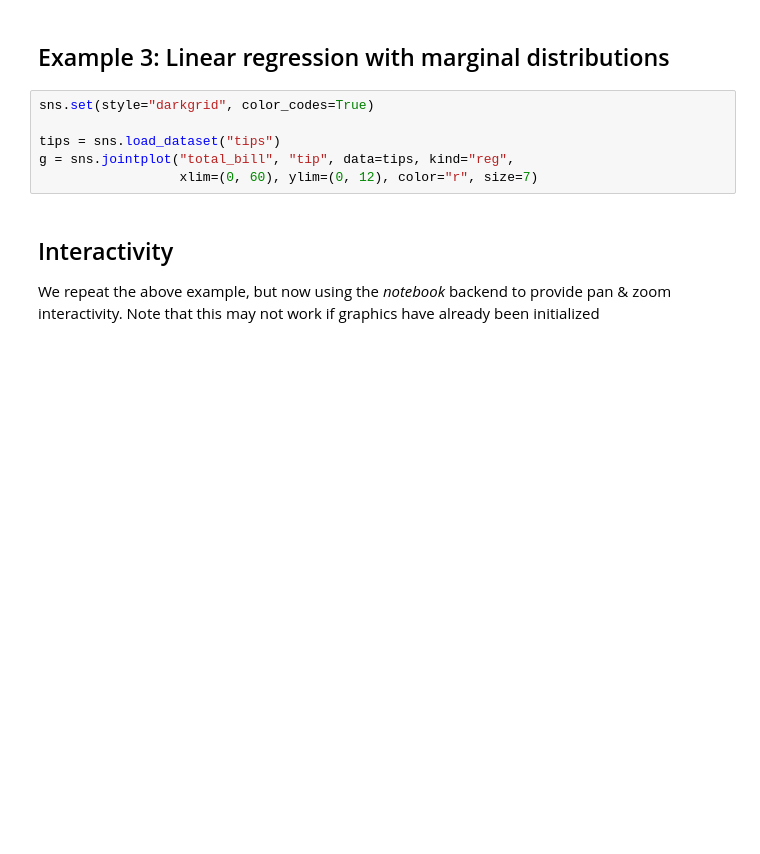
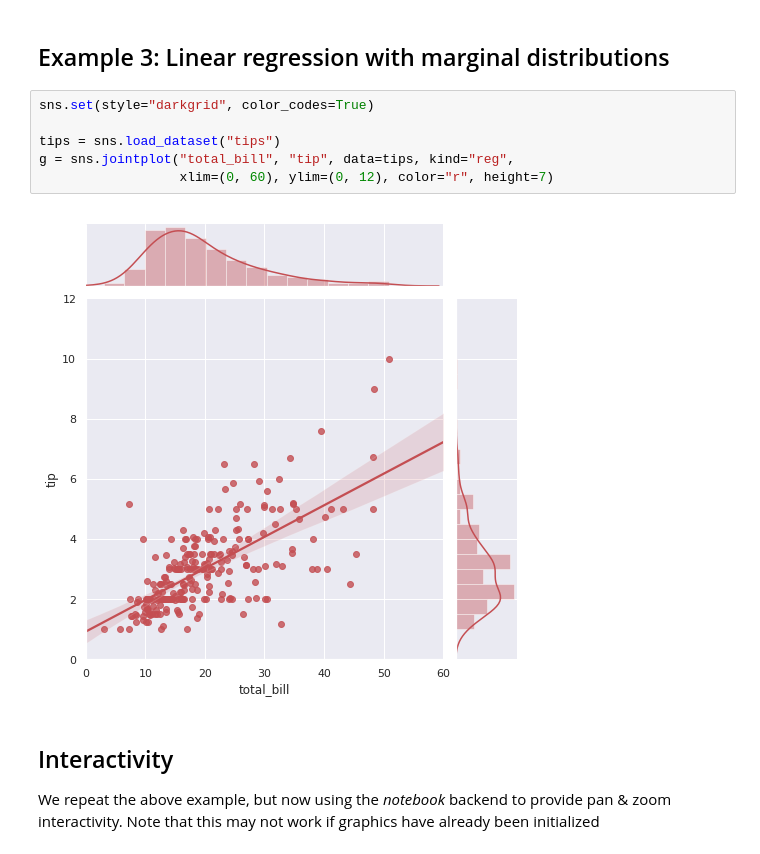
Before and after one commit to paulovn/ml-vm-notebook, a Jupyter notebook: vmfiles/IPNB/Examples/b Graphics/30 Seaborn.ipynb, the cells around one changed output. Drawn from its saved outputs; the diff is of its cells as text; blank space fills up the shorter version.

```diff
--- a/vmfiles/IPNB/Examples/b Graphics/30 Seaborn.ipynb
+++ b/vmfiles/IPNB/Examples/b Graphics/30 Seaborn.ipynb
@@ -47,9 +51,11 @@ f.tight_layout()
 # %%
 sns.set(style="darkgrid", color_codes=True)
 
 tips = sns.load_dataset("tips")
 g = sns.jointplot("total_bill", "tip", data=tips, kind="reg",
-                  xlim=(0, 60), ylim=(0, 12), color="r", size=7)
+                  xlim=(0, 60), ylim=(0, 12), color="r", height=7)
+# %% [output]
+[figure, added]
 # %% [markdown]
 ## Interactivity
 
```
Also changed, not shown: parts of 3 cells of this notebook, 12 other files.
